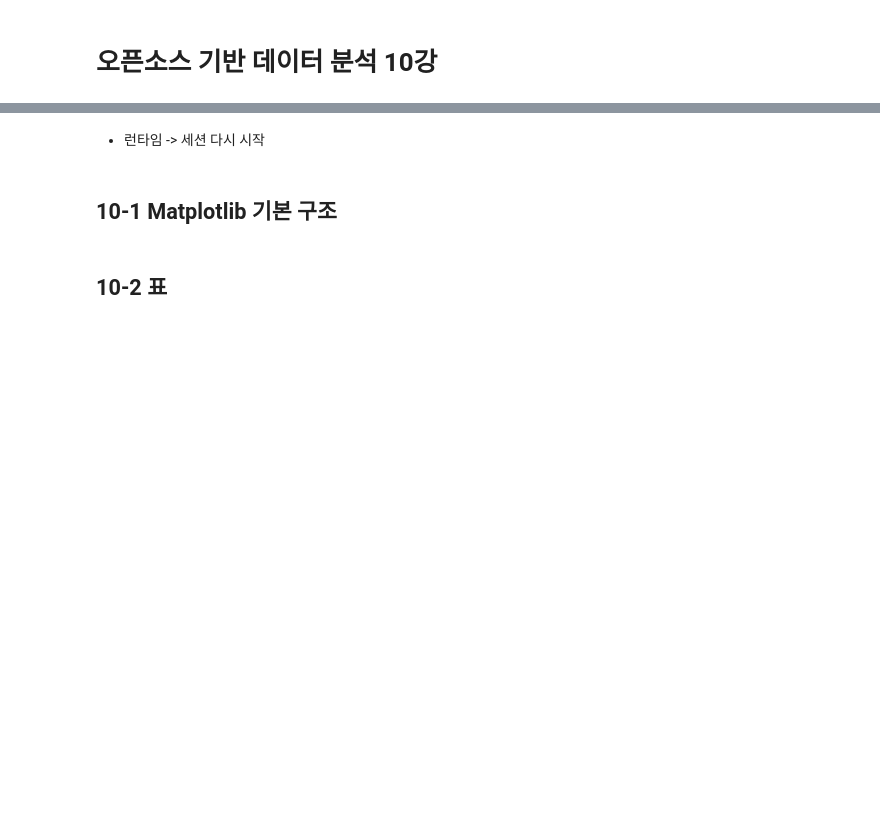
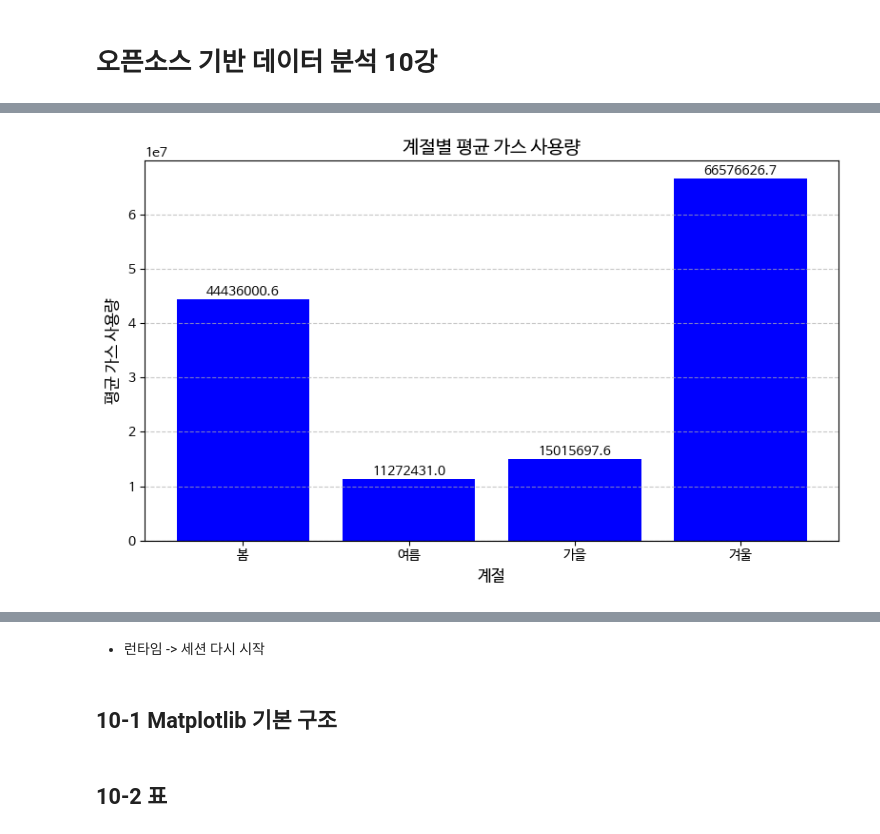
Before and after one commit to Jameslee501/Data-Analysis-with-Open-Source, a Jupyter notebook: 오픈소스_데이터_분석_10강.ipynb, the cells around one changed output, grey strips where cells are left out. Saved outputs shown, nothing was run; the diff lists cells and outputs as text; code cells hidden in the pictures; blank space fills up the shorter version.

```diff
--- a/오픈소스_데이터_분석_10강.ipynb
+++ b/오픈소스_데이터_분석_10강.ipynb
@@ -5,3 +132,35 @@
+# %%
+import pandas as pd
+import matplotlib.pyplot as plt
+
+# 1. 전처리된 데이터 불러오기
+df = pd.read_json("targetdata_processed.json", lines=True, encoding="utf-8")
+
+# 2. 계절별 평균 가스 사용량 계산 및 나열 순서 지정
+season_order = ["봄", "여름", "가을", "겨울"]
+season_avg = df.groupby("계절")["현년 가스사용량"].mean().reindex(season_order).reset_index()
+
+# 3. 막대그래프 그리기
+plt.figure(figsize=(8, 5))
+bars = plt.bar(season_avg["계절"], season_avg["현년 가스사용량"], color="blue")
+
+# 4. 막대 위에 평균값 표시하기(막대 높이=값 불러와서 평균 계산 후 표시)
+for bar in bars:
+    height = bar.get_height()
+    plt.text(bar.get_x() + bar.get_width()/2, height, f"{height:.1f}",
+             ha='center', va='bottom', fontsize=10)
+
+# 5. 제목과 축 이름 설정
+plt.title("계절별 평균 가스 사용량", fontsize=14)
+plt.xlabel("계절", fontsize=12)
+plt.ylabel("평균 가스 사용량", fontsize=12)
+plt.grid(axis='y', linestyle='--', alpha=0.7)
+
+# 6. 그래프 보여주기
+plt.tight_layout()
+plt.show()
+# %% [output]
+[figure, added]
 # %%
 # 한글 처리를 위한 matplotlib 설정 (1)
 
```
Also changed, not shown: parts of 5 cells of this notebook.
